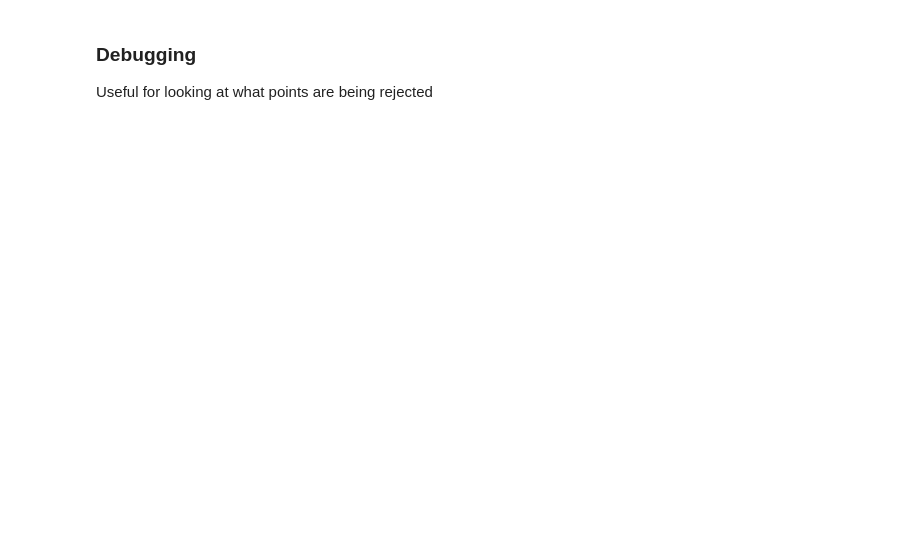
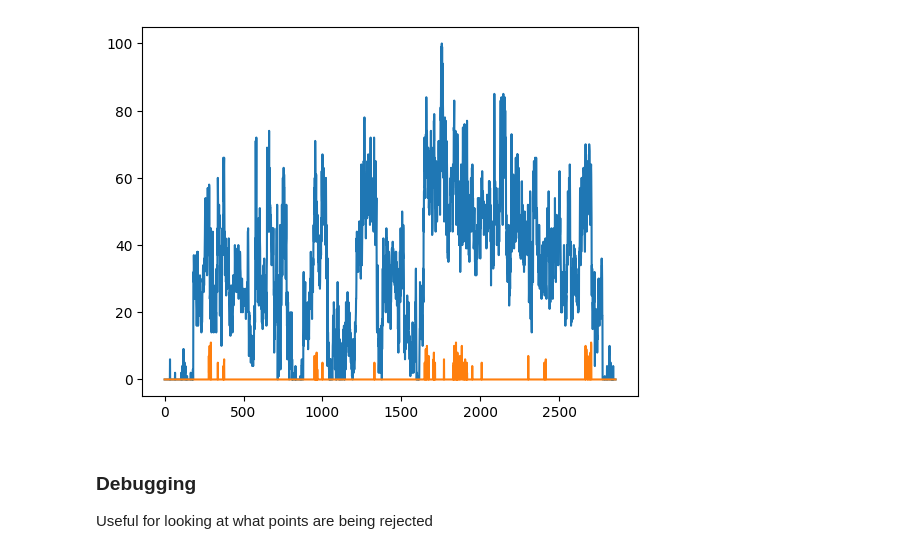
Before and after one commit to davidmhunt/odometry, a Jupyter notebook: notebooks/test_vel_filtering.ipynb, the cells around one changed output. Drawn from its saved outputs; the diff is of its cells as text; code cells hidden in the pictures; blank space fills up the shorter version.

```diff
--- a/notebooks/test_vel_filtering.ipynb
+++ b/notebooks/test_vel_filtering.ipynb
@@ -75,3 +77,87 @@ plotter.plot_detections(static_objects,show=True)
+# %%
+from sklearn.cluster import DBSCAN
+
+#new code for clustering
+dbscan_clusterer:DBSCAN = DBSCAN(
+    eps=1.0,
+    min_samples=7
+)
+min_distance_to_cluster = 2.0
+#end new code for clustering
+
+vel_filter = VelFiltering(v_thresh=.1)
+num_rejections = []
+num_new_rejections = []
+num_original = []
+percent = []
+clusters = []
+
+for i in tqdm(range(dataset.num_frames)):
+
+    ego_x_vel = dataset.get_vehicle_vel_data(i)[0,1]
+    vehicle_vel = np.array([ego_x_vel,0.0])
+
+    detections = dataset.get_radar_detections(i)
+    original_num_dets = detections.shape[0]
+    num_original.append(original_num_dets)
+
+    static_objects = vel_filter.get_static_detections(detections,vehicle_vel)
+
+    #start of new code
+    dynamic_objects = vel_filter.get_dynamic_detections(detections,vehicle_vel)
+
+    if dynamic_objects.shape[0] > 0:
+        labels = dbscan_clusterer.fit_predict(dynamic_objects[:,0:2])
+
+        #get the unique cluster ids
+        unique_labels = np.unique(labels)
+        num_clusters = len(unique_labels) -1
+        clusters.append(num_clusters)
+
+        #create a list of valid indicies
+        valid_idxs = np.ones(static_objects.shape[0],dtype=bool)
+
+        if num_clusters > 0:
+            for cluster_id in unique_labels[1:]:
+
+                #identify points in the cluster
+                cluster_points = dynamic_objects[labels==cluster_id,0:2]
+
+                #compute the centroid
+                centroid = np.average(cluster_points,axis=0)
+
+                #compute distance between centroid and all static objects
+                distances = np.linalg.norm(static_objects[:,0:2] - centroid)
+
+                moving_idxs = distances < min_distance_to_cluster
+
+                valid_idxs[moving_idxs] = False
+
+            static_objects = static_objects[valid_idxs]
+
+            num_new_rejections.append(valid_idxs.shape[0] - np.sum(valid_idxs))
+        else:
+            num_new_rejections.append(0)
+
+
+    else:
+        clusters.append(0)
+        num_new_rejections.append(0)
+    #end of new code
+
+    num_static_objs = static_objects.shape[0]
+    rejections = original_num_dets - num_static_objs
+    num_rejections.append(rejections)
+
+    percent_rejected = float(rejections/original_num_dets)
+    percent.append(percent_rejected)
+
+# plt.plot(num_rejections)
+plt.plot(num_rejections)
+plt.plot(num_new_rejections)
+plt.show()
+# %% [output]
+[figure, added]
 # %% [markdown]
 ### Debugging
 
```
Also changed, not shown: parts of 9 cells of this notebook, 4 other files.
